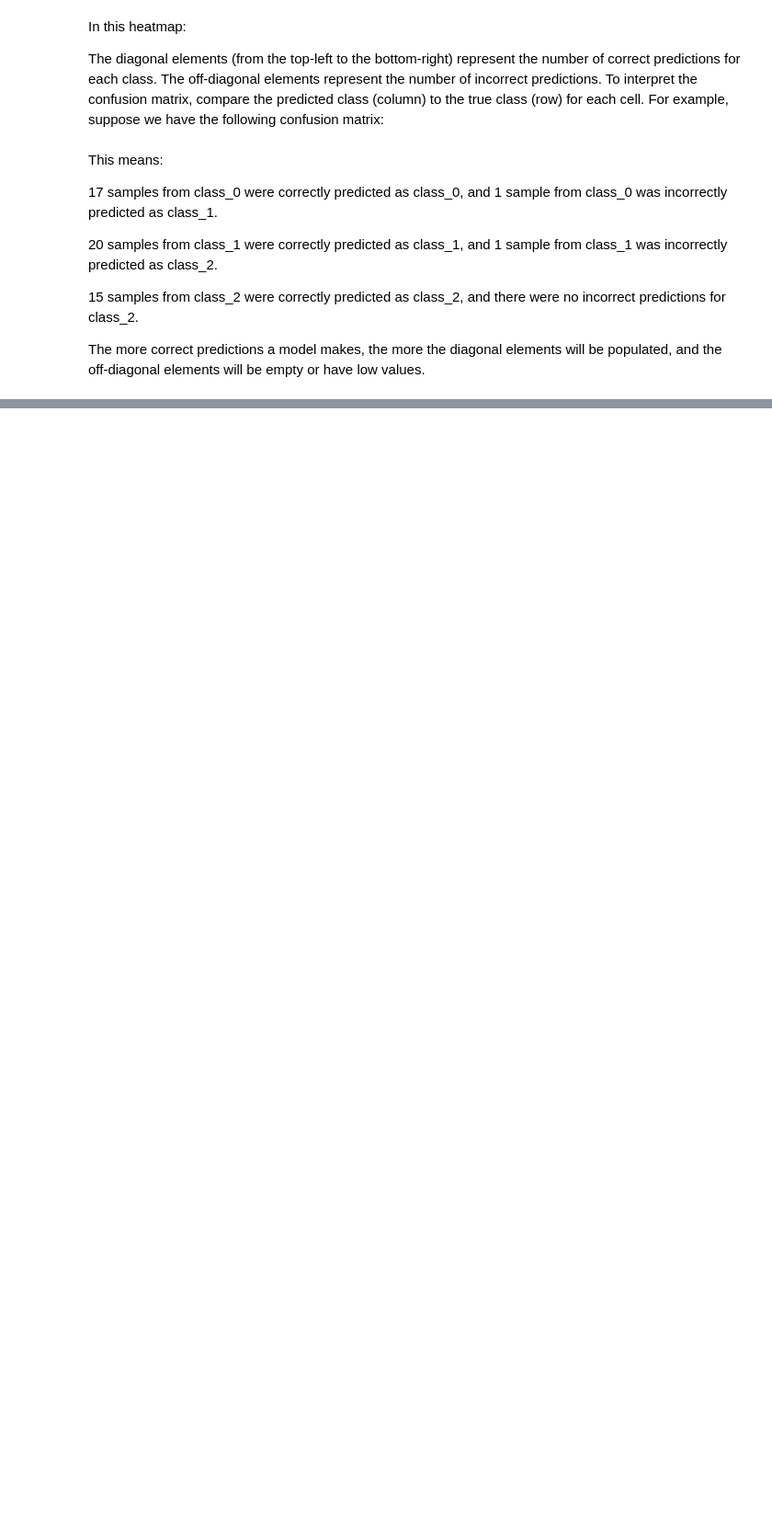
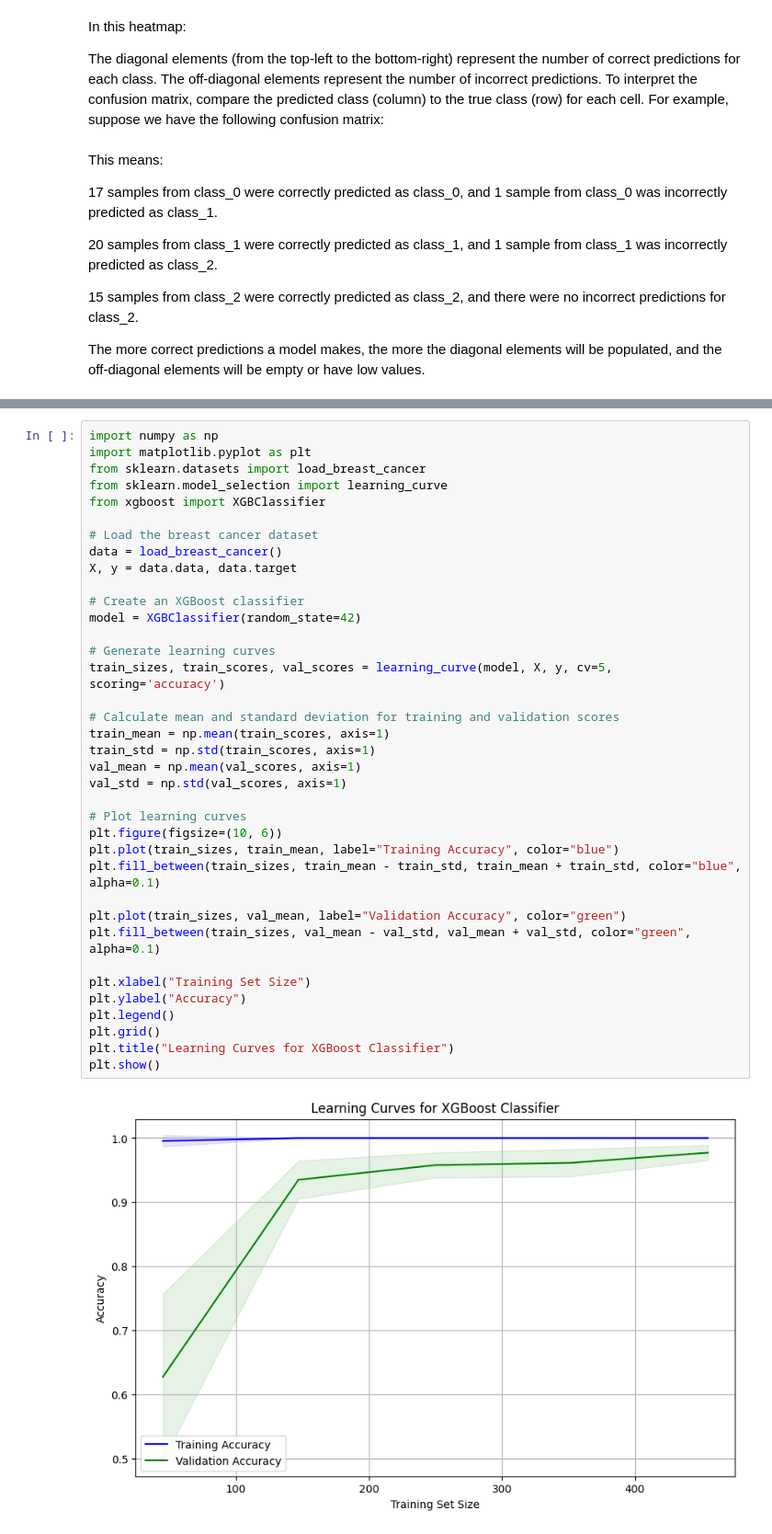
Before and after one commit to SSSpock/skillspire, a Jupyter notebook: intro_to_ml.ipynb, the cells around one changed output, grey strips where cells are left out. Shown: that part at 92% size. Saved outputs shown, nothing was run; the diff lists cells and outputs as text; blank space fills up the shorter version.

```diff
--- a/intro_to_ml.ipynb
+++ b/intro_to_ml.ipynb
@@ -480,0 +574,39 @@ The more correct predictions a model makes, the more the diagonal elements will
+# %%
+import numpy as np
+import matplotlib.pyplot as plt
+from sklearn.datasets import load_breast_cancer
+from sklearn.model_selection import learning_curve
+from xgboost import XGBClassifier
+
+# Load the breast cancer dataset
+data = load_breast_cancer()
+X, y = data.data, data.target
+
+# Create an XGBoost classifier
+model = XGBClassifier(random_state=42)
+
+# Generate learning curves
+train_sizes, train_scores, val_scores = learning_curve(model, X, y, cv=5, scoring='accuracy')
+
+# Calculate mean and standard deviation for training and validation scores
+train_mean = np.mean(train_scores, axis=1)
+train_std = np.std(train_scores, axis=1)
+val_mean = np.mean(val_scores, axis=1)
+val_std = np.std(val_scores, axis=1)
+
+# Plot learning curves
+plt.figure(figsize=(10, 6))
+plt.plot(train_sizes, train_mean, label="Training Accuracy", color="blue")
+plt.fill_between(train_sizes, train_mean - train_std, train_mean + train_std, color="blue", alpha=0.1)
+
+plt.plot(train_sizes, val_mean, label="Validation Accuracy", color="green")
+plt.fill_between(train_sizes, val_mean - val_std, val_mean + val_std, color="green", alpha=0.1)
+
+plt.xlabel("Training Set Size")
+plt.ylabel("Accuracy")
+plt.legend()
+plt.grid()
+plt.title("Learning Curves for XGBoost Classifier")
+plt.show()
+# %% [output]
+[figure, added]
```
Also changed, not shown: parts of 27 cells of this notebook.
